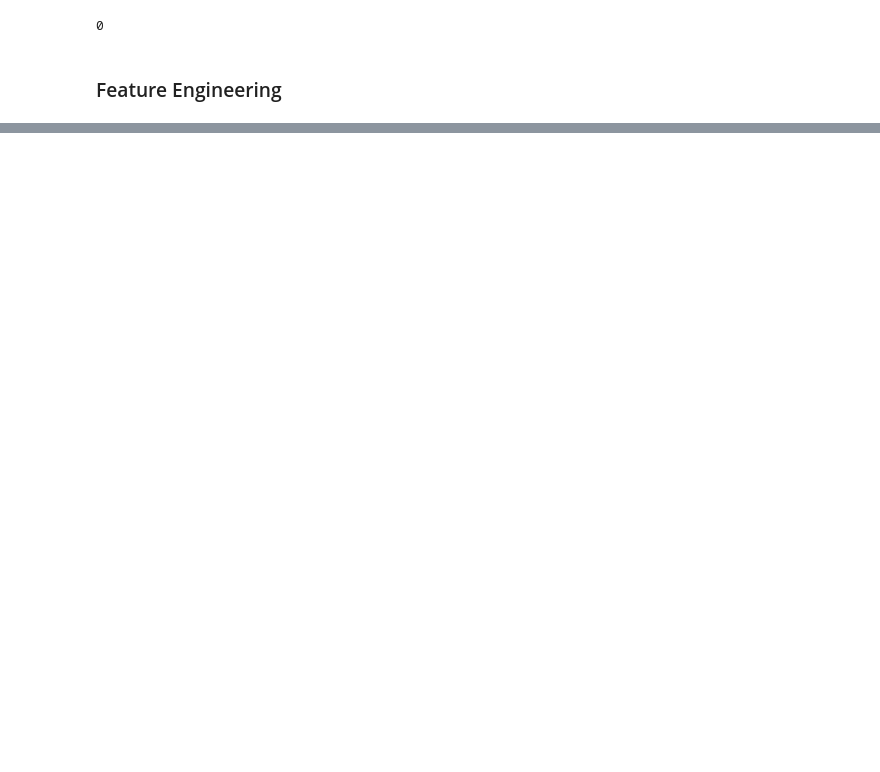
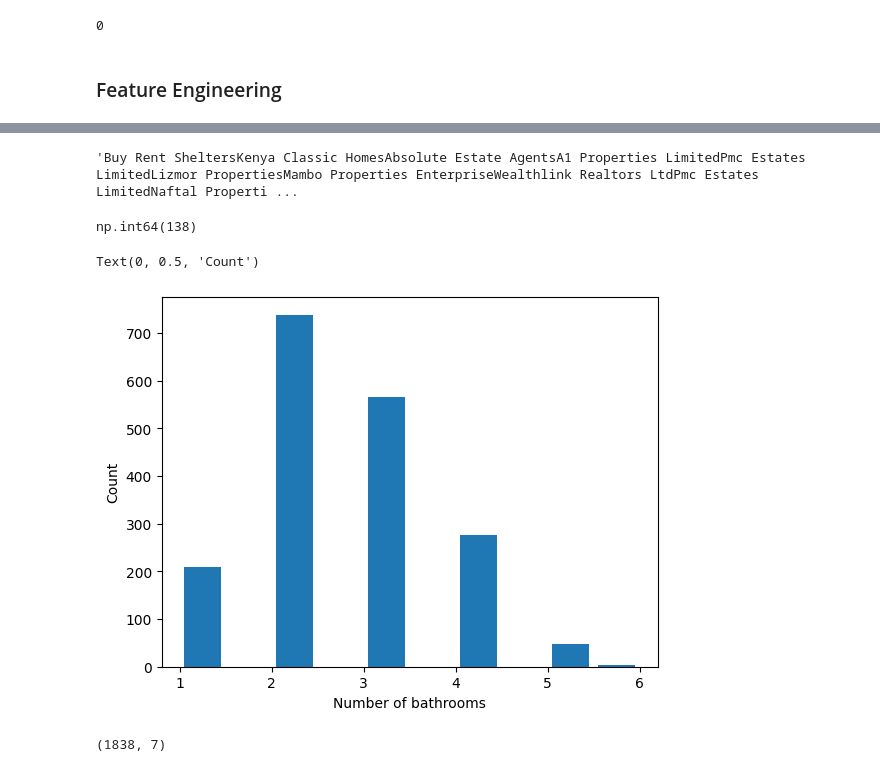
Before and after one commit to shadrack71/kenya_housing_real_estate_project_with_machine_learning, a Jupyter notebook: kenya_housing_real_estate_project.ipynb, the cells around one changed output, grey strips where cells are left out. Saved outputs shown, nothing was run; the diff lists cells and outputs as text; code cells hidden in the pictures; blank space fills up the shorter version.

Commit message:
Outlier Removal Using Bathrooms Feature

```diff
--- a/kenya_housing_real_estate_project.ipynb
+++ b/kenya_housing_real_estate_project.ipynb
@@ -346,0 +312,20 @@ len(location_stats[location_stats<2
+# %%
+df4.Agency.sum()
+# %% [output]
+'Buy Rent SheltersKenya Classic HomesAbsolute Estate AgentsA1 Properties LimitedPmc Estates LimitedLizmor PropertiesMambo Properties EnterpriseWealthlink Realtors LtdPmc Estates LimitedNaftal Properti ...
+# %%
+df4.duplicated().sum()
+# %% [output]
+np.int64(138)
+# %%
+plt.hist(df4.Bathrooms,rwidth=0.8)
+plt.xlabel("Number of bathrooms")
+plt.ylabel("Count")
+# %% [output]
+Text(0, 0.5, 'Count')
+[figure, added]
+# %%
+df5 = df4[df4.Bathrooms < 6]
+df5.shape
+# %% [output]
+(1838, 7)
```
Also changed, not shown: parts of 18 cells of this notebook.
